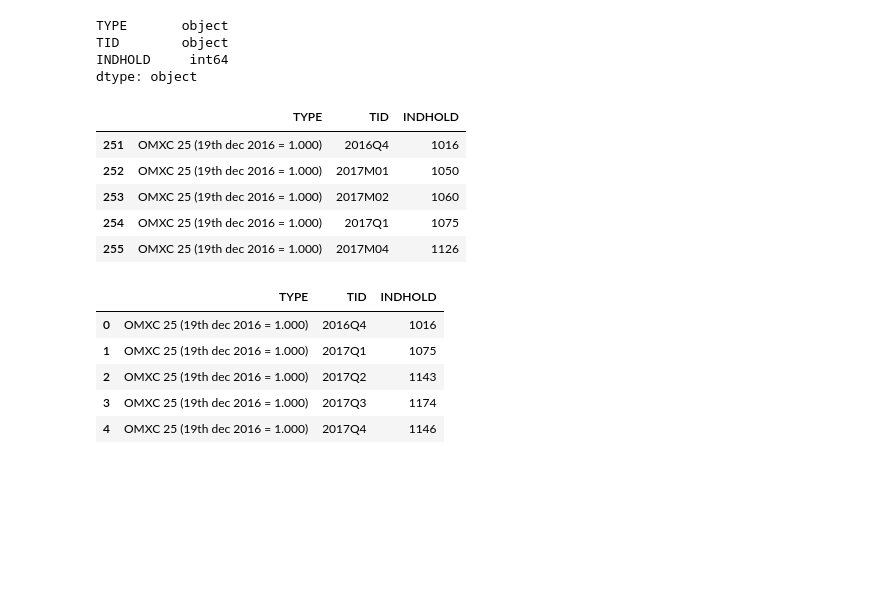
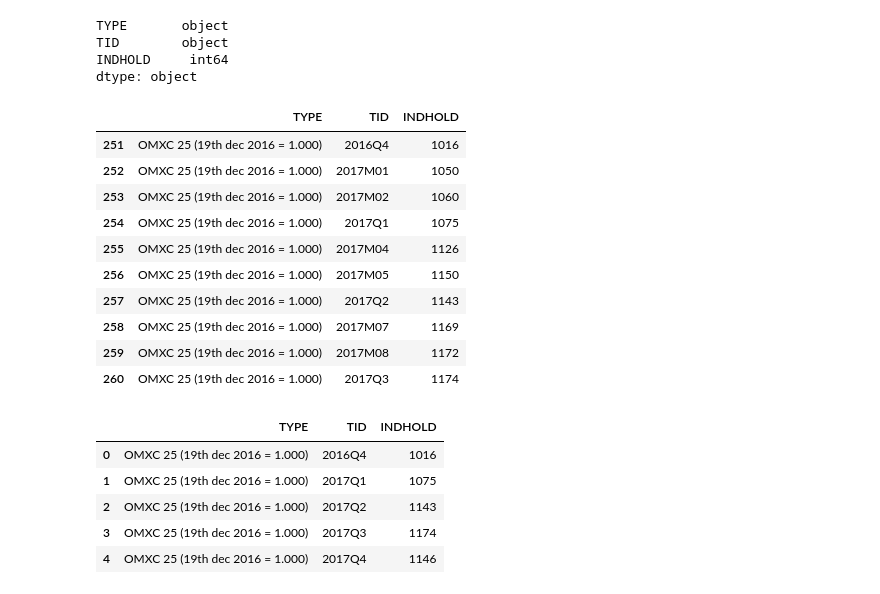
Before and after one commit to JonaDelaney/projects-2022-mmf, a Jupyter notebook: dataproject/Maiwand.ipynb, the cells around one changed output. Saved outputs shown, nothing was run; the diff lists cells and outputs as text; code cells hidden in the pictures; blank space fills up the shorter version.

```diff
--- a/dataproject/Maiwand.ipynb
+++ b/dataproject/Maiwand.ipynb
@@ -214,17 +214,22 @@ dtype: object
 # %%
 stock['TID'] = stock['TID'].str.replace('M03','Q1')
 stock['TID'] = stock['TID'].str.replace('M06','Q2')
 stock['TID'] = stock['TID'].str.replace('M09','Q3')
 stock['TID'] = stock['TID'].str.replace('M12','Q4')
 
-stock.head(5)
+stock.head(10)
 # %% [output]
 |  | TYPE | TID | INDHOLD |
 | 251 | OMXC 25 (19th dec 2016 = 1.000) | 2016Q4 | 1016 |
 | 252 | OMXC 25 (19th dec 2016 = 1.000) | 2017M01 | 1050 |
 | 253 | OMXC 25 (19th dec 2016 = 1.000) | 2017M02 | 1060 |
 | 254 | OMXC 25 (19th dec 2016 = 1.000) | 2017Q1 | 1075 |
 | 255 | OMXC 25 (19th dec 2016 = 1.000) | 2017M04 | 1126 |
+| 256 | OMXC 25 (19th dec 2016 = 1.000) | 2017M05 | 1150 |
+| 257 | OMXC 25 (19th dec 2016 = 1.000) | 2017Q2 | 1143 |
+| 258 | OMXC 25 (19th dec 2016 = 1.000) | 2017M07 | 1169 |
+| 259 | OMXC 25 (19th dec 2016 = 1.000) | 2017M08 | 1172 |
+| 260 | OMXC 25 (19th dec 2016 = 1.000) | 2017Q3 | 1174 |
 # %%
 # Dropping rows in TID that contain 'M'
 
```
Also changed, not shown: parts of 17 cells of this notebook, 3 other files.
